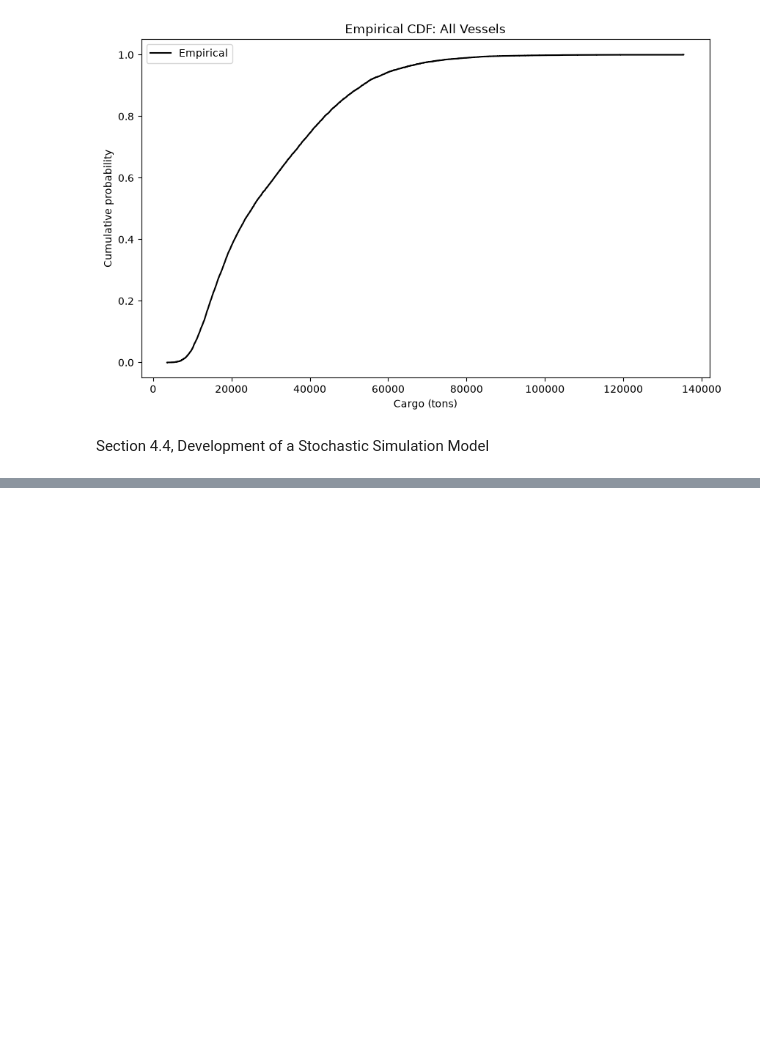
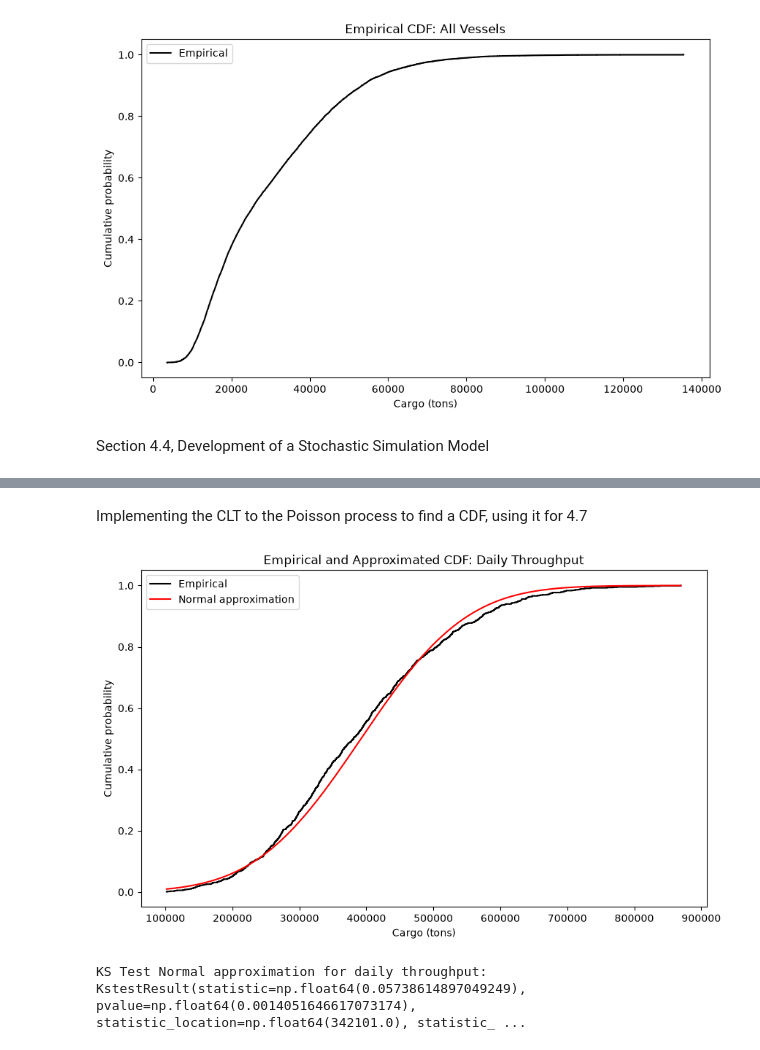
Before and after one commit to vlad-p2610/StochasticSim, a Jupyter notebook: gettingData.ipynb, the cells around one changed output, grey strips where cells are left out. Cells and saved outputs as stored; diff of their text form; code cells hidden in the pictures; blank space fills up the shorter version.

```diff
--- a/gettingData.ipynb
+++ b/gettingData.ipynb
@@ -443 +507,24 @@ KS Test Exponential distribution for All Vessels: KstestResult(statistic=np.floa
 [figure]
+# %% [markdown]
+Implementing the CLT to the Poisson process to find a CDF, using it for 4.7
+# %%
+fitNormDailyThroughput = stats.norm(expectedDailyThroughput, np.sqrt(varianceDailyThroughput))
+
+# Compare the approximation against the observed daily throughput
+ecdfxDaily = np.sort(daily)
+ecdfyDaily = np.arange(1, len(daily)+1) / len(daily)
+plt.figure(figsize=(10, 6))
+plt.step(ecdfxDaily, ecdfyDaily, color='black', where='post', label='Empirical')
+xs = np.linspace(np.min(daily), np.max(daily), 500)
+plt.plot(xs, fitNormDailyThroughput.cdf(xs), color='red', label='Normal approximation')
+plt.title('Empirical and Approximated CDF: Daily Throughput')
+plt.xlabel('Cargo (tons)')
+plt.ylabel('Cumulative probability')
+plt.legend()
+plt.show()
+
+dailyThroughputTest = stats.kstest(daily, fitNormDailyThroughput.cdf)
+print('KS Test Normal approximation for daily throughput: ' + str(dailyThroughputTest))
+# %% [output]
+[figure, added]
+KS Test Normal approximation for daily throughput: KstestResult(statistic=np.float64(0.05738614897049249), pvalue=np.float64(0.0014051646617073174), statistic_location=np.float64(342101.0), statistic_ ...
```
Also changed, not shown: parts of 1 cell of this notebook, 2 other files.
